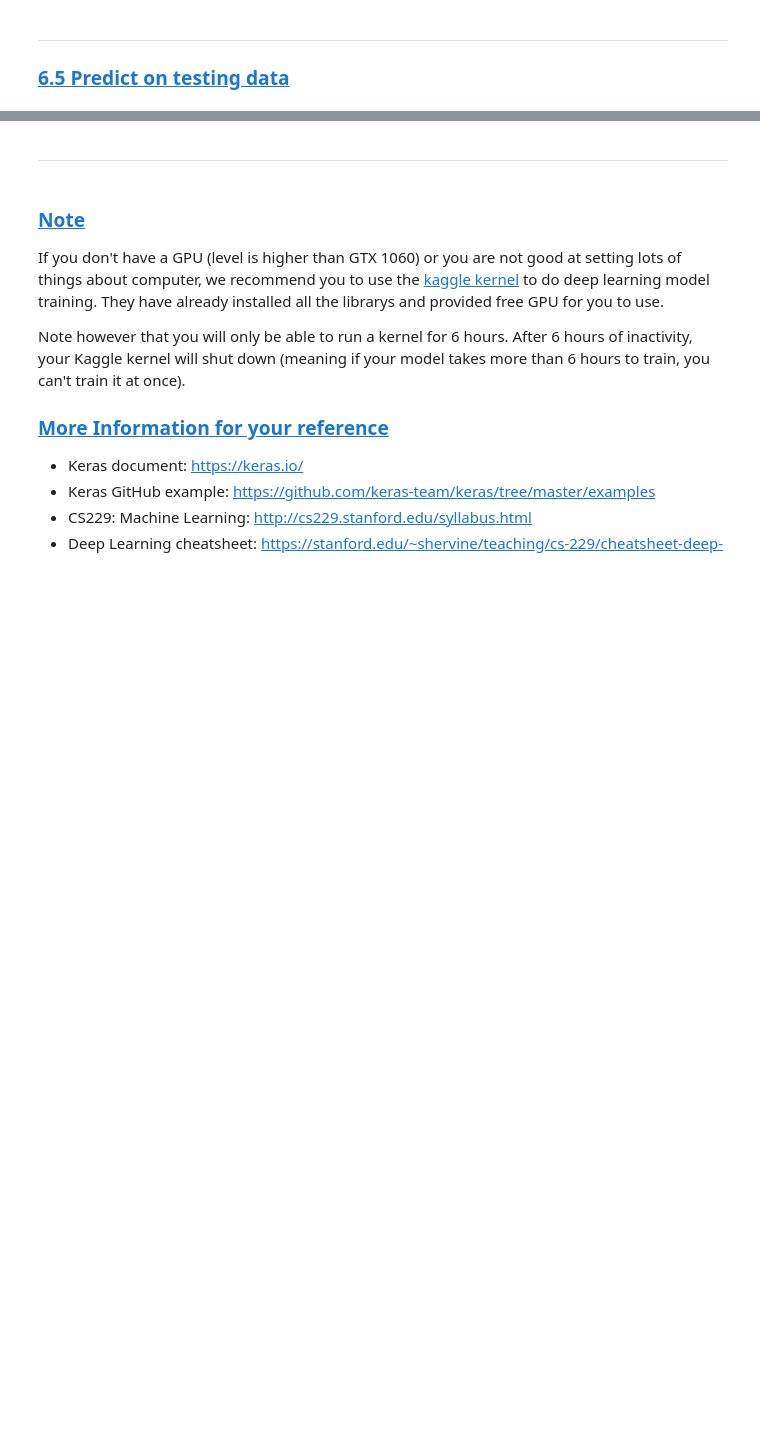
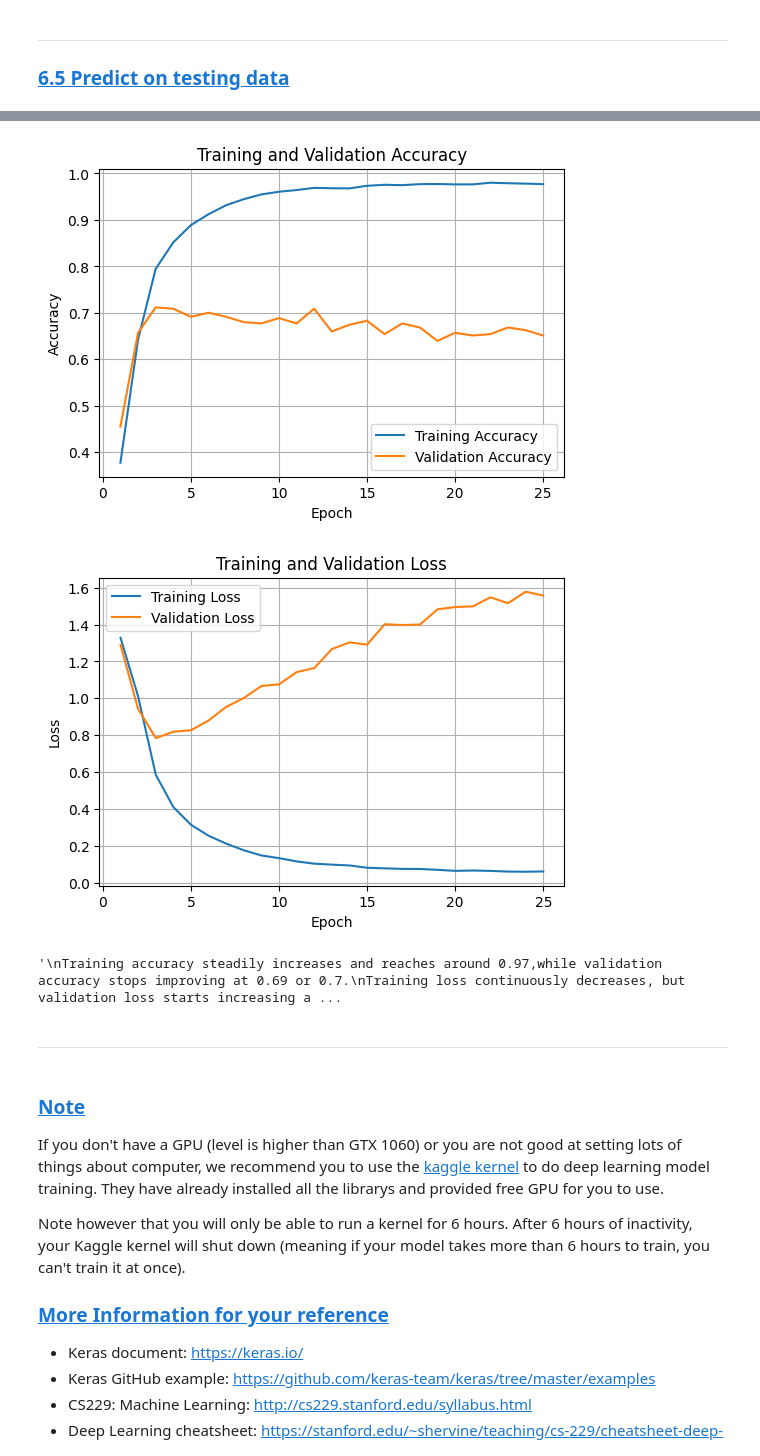
Before and after one commit to Nimomohamed-you/DM2025-Lab2-Exercise, a Jupyter notebook: DM2025-Lab2-Master-Phase_1.ipynb, the cells around one changed output, grey strips where cells are left out. Cells and saved outputs as stored; diff of their text form; code cells hidden in the pictures; blank space fills up the shorter version.

```diff
--- a/DM2025-Lab2-Master-Phase_1.ipynb
+++ b/DM2025-Lab2-Master-Phase_1.ipynb
@@ -773,3 +904,47 @@ Plot the Training and Validation Accuracy and Loss (different plots), just like
+# %%
+# Answer here
+import matplotlib.pyplot as plt
+
+# Assume `history` is your model.fit() result
+training_log = history.history
+epochs = len(training_log['accuracy'])
+x_axis = range(1, epochs+1)
+
+# 1. Plot Training and Validation Accuracy
+plt.figure(figsize=(6,4))
+plt.plot(x_axis, training_log['accuracy'], label='Training Accuracy')
+plt.plot(x_axis, training_log['val_accuracy'], label='Validation Accuracy')
+plt.title('Training and Validation Accuracy')
+plt.xlabel('Epoch')
+plt.ylabel('Accuracy')
+plt.legend()
+plt.grid(True)
+plt.show()
+
+# 2. Plot Training and Validation Loss
+plt.figure(figsize=(6,4))
+plt.plot(x_axis, training_log['loss'], label='Training Loss')
+plt.plot(x_axis, training_log['val_loss'], label='Validation Loss')
+plt.title('Training and Validation Loss')
+plt.xlabel('Epoch')
+plt.ylabel('Loss')
+plt.legend()
+plt.grid(True)
+plt.show()
+# %% [output]
+[figure, added]
+[figure, added]
+# %%
+#
+'''
+Training accuracy steadily increases and reaches around 0.97,while validation accuracy stops improving at 0.69 or 0.7.
+Training loss continuously decreases, but validation loss starts increasing after a few epochs.
+-The training and validation curves indicate overfitting.
+The model performs excellently on training data but does not generalize well to the validation set.
+This can be improved using dropout layers, L2 regularization, or early stopping.
+'''
+# %% [output]
+'\nTraining accuracy steadily increases and reaches around 0.97,while validation accuracy stops improving at 0.69 or 0.7.\nTraining loss continuously decreases, but validation loss starts increasing a ...
 # %% [markdown]
 ---
 # %% [markdown]
```
Also changed, not shown: parts of 39 cells of this notebook, 3 other files.
